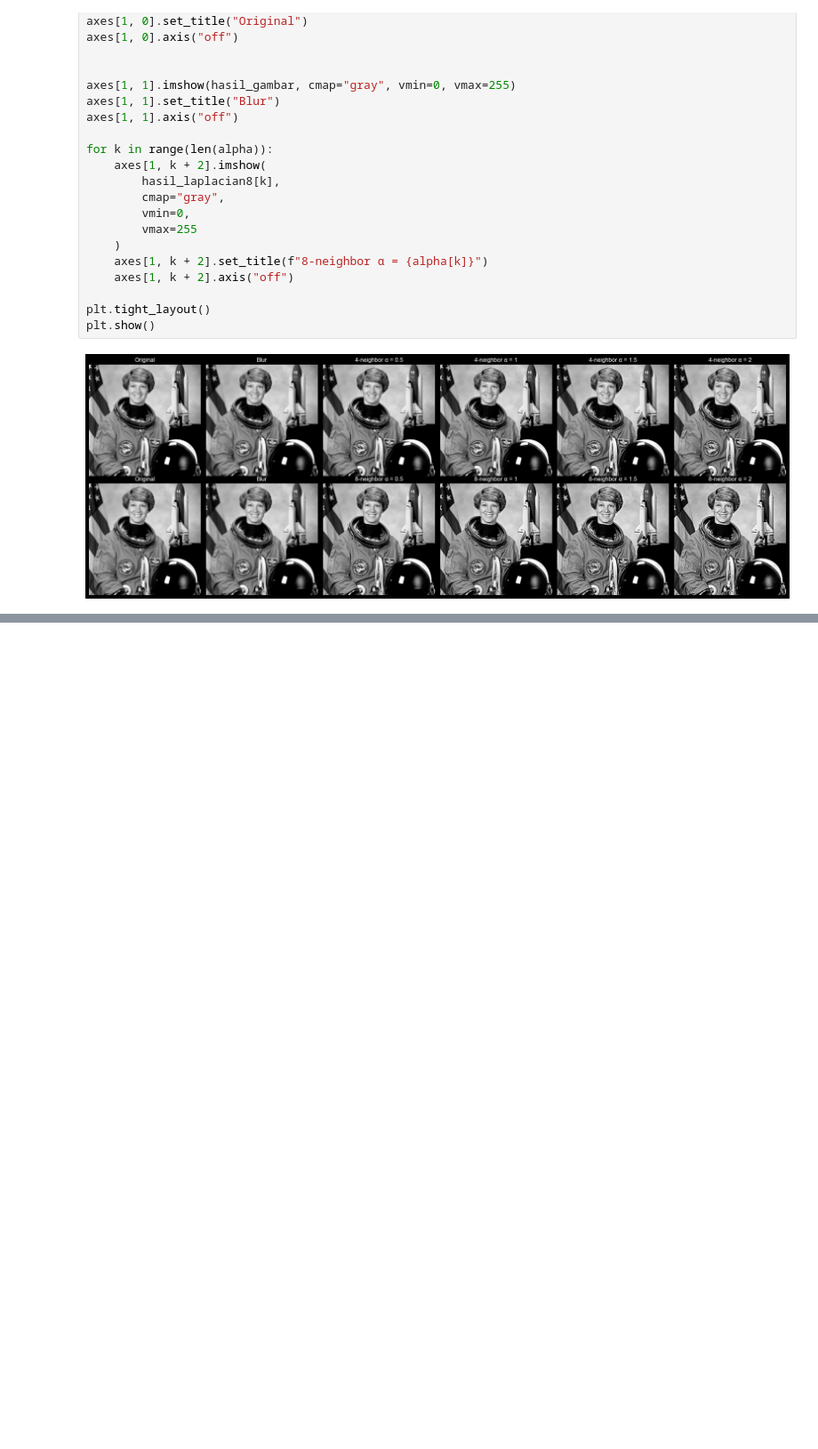
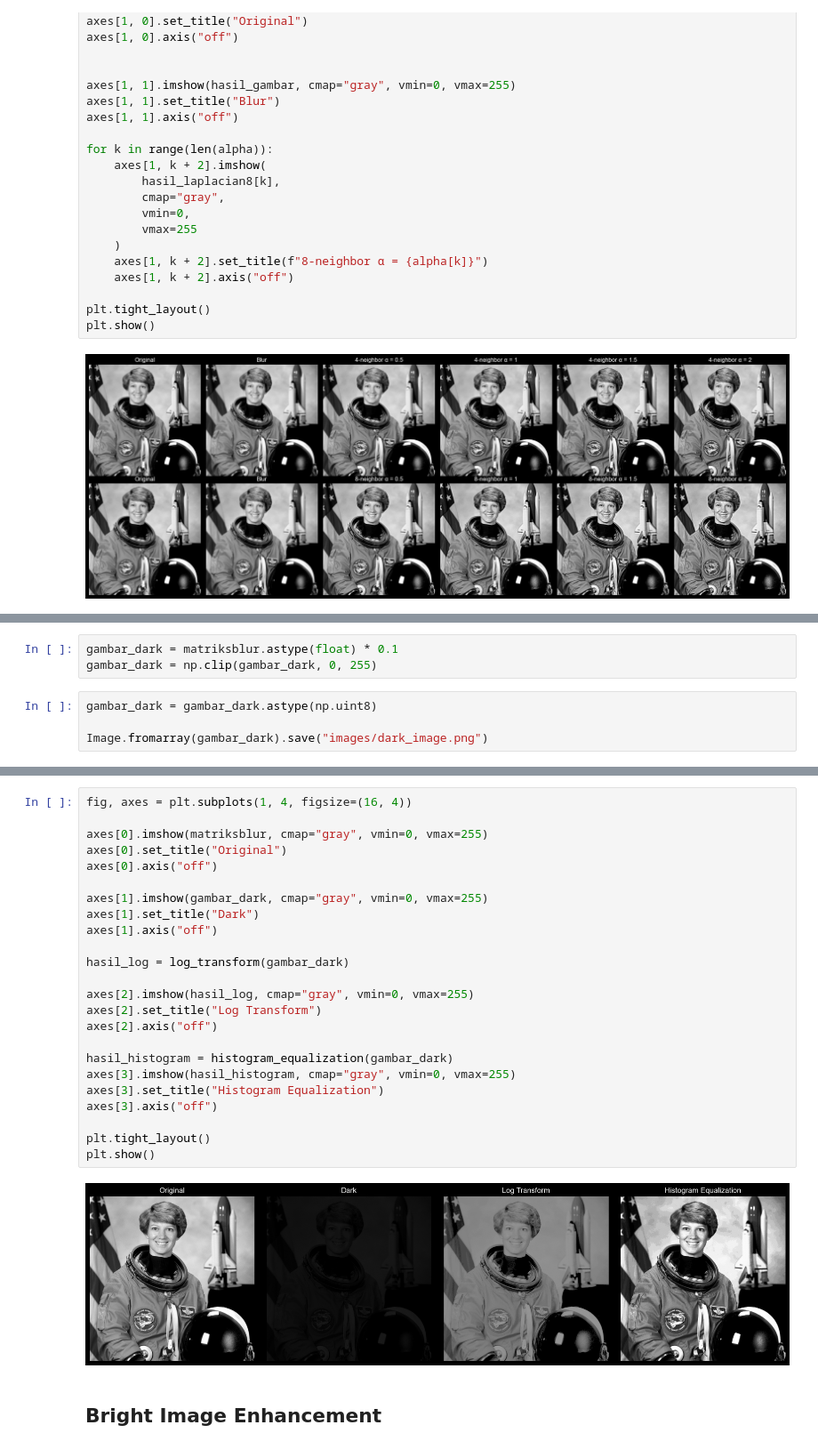
Before and after one commit to Rin849/PCD_Assignment02, a Jupyter notebook: PCD_Assignment_02_Folder/PCD_Assignment02.ipynb, the cells around one changed output, grey strips where cells are left out. Shown at 89% size. Cells and saved outputs as stored; diff of their text form; blank space fills up the shorter version.

```diff
--- a/PCD_Assignment_02_Folder/PCD_Assignment02.ipynb
+++ b/PCD_Assignment_02_Folder/PCD_Assignment02.ipynb
@@ -158,0 +140,7 @@ plt.show()
+# %%
+gambar_dark = matriksblur.astype(float) * 0.1
+gambar_dark = np.clip(gambar_dark, 0, 255)
+# %%
+gambar_dark = gambar_dark.astype(np.uint8)
+
+Image.fromarray(gambar_dark).save("images/dark_image.png")
@@ -158,0 +187,28 @@ plt.show()
+# %%
+fig, axes = plt.subplots(1, 4, figsize=(16, 4))
+
+axes[0].imshow(matriksblur, cmap="gray", vmin=0, vmax=255)
+axes[0].set_title("Original")
+axes[0].axis("off")
+
+axes[1].imshow(gambar_dark, cmap="gray", vmin=0, vmax=255)
+axes[1].set_title("Dark")
+axes[1].axis("off")
+
+hasil_log = log_transform(gambar_dark)
+
+axes[2].imshow(hasil_log, cmap="gray", vmin=0, vmax=255)
+axes[2].set_title("Log Transform")
+axes[2].axis("off")
+
+hasil_histogram = histogram_equalization(gambar_dark)
+axes[3].imshow(hasil_histogram, cmap="gray", vmin=0, vmax=255)
+axes[3].set_title("Histogram Equalization")
+axes[3].axis("off")
+
+plt.tight_layout()
+plt.show()
+# %% [output]
+[figure, added]
+# %% [markdown]
+## Bright Image Enhancement
```
Also changed, not shown: parts of 20 cells of this notebook, 1 other file.
